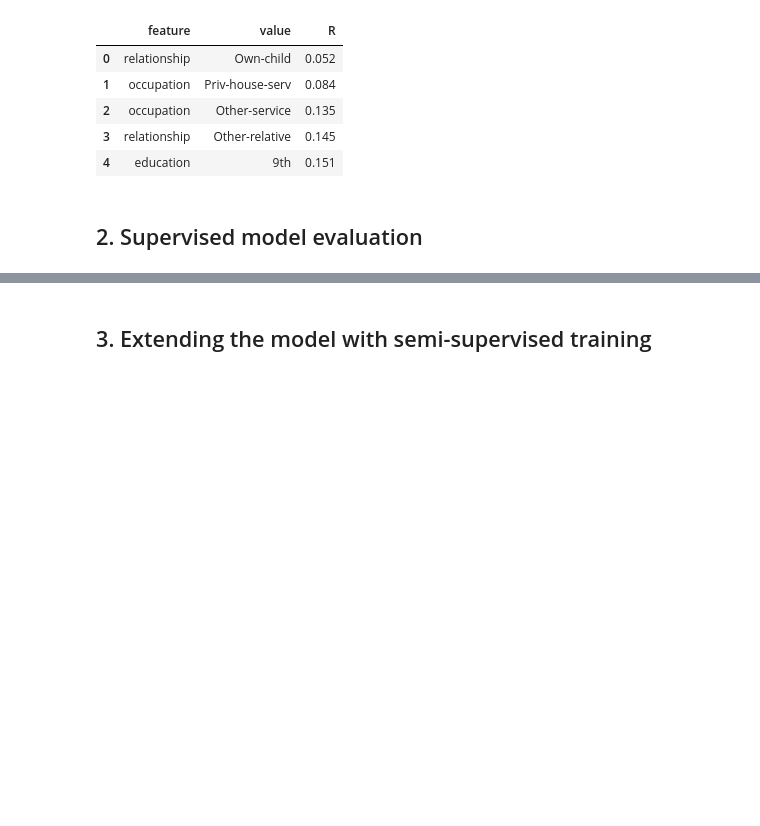
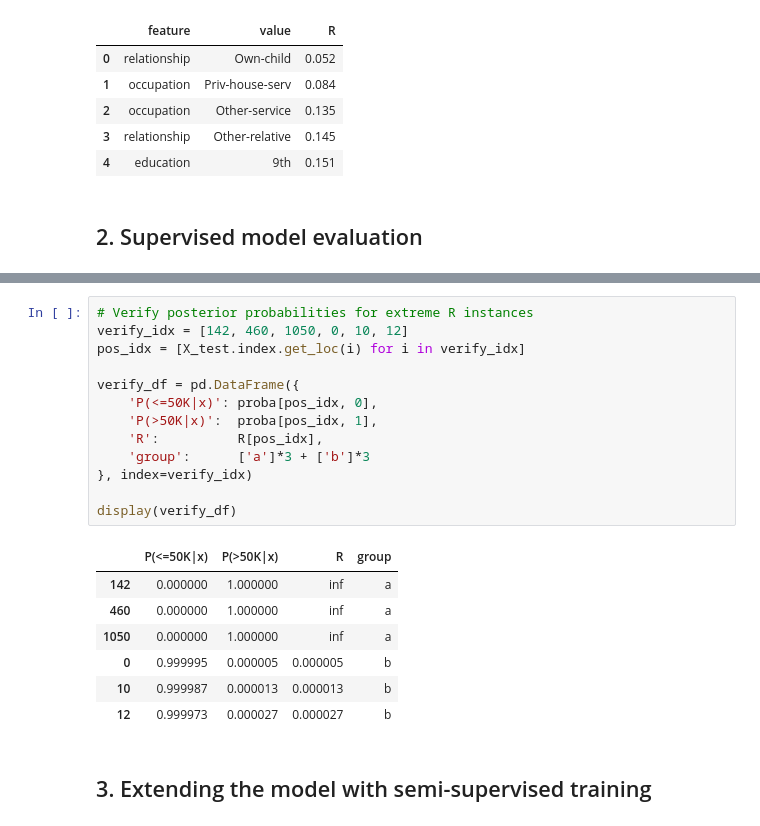
Before and after one commit to naynay-push-force/naive-bayes-classifier, a Jupyter notebook: nb_classif.ipynb, the cells around one changed output, grey strips where cells are left out. Cells and saved outputs as stored; diff of their text form; blank space fills up the shorter version.

```diff
--- a/nb_classif.ipynb
+++ b/nb_classif.ipynb
@@ -306,3 +426,24 @@ Top 5 most predictive of <=50K (lowest R, i.e. strongly predicts low income):
+# %%
+# Verify posterior probabilities for extreme R instances
+verify_idx = [142, 460, 1050, 0, 10, 12]
+pos_idx = [X_test.index.get_loc(i) for i in verify_idx]
+
+verify_df = pd.DataFrame({
+    'P(<=50K|x)': proba[pos_idx, 0],
+    'P(>50K|x)':  proba[pos_idx, 1],
+    'R':          R[pos_idx],
+    'group':      ['a']*3 + ['b']*3
+}, index=verify_idx)
+
+display(verify_df)
+# %% [output]
+|  | P(<=50K|x) | P(>50K|x) | R | group |
+| 142 | 0.000000 | 1.000000 | inf | a |
+| 460 | 0.000000 | 1.000000 | inf | a |
+| 1050 | 0.000000 | 1.000000 | inf | a |
+| 0 | 0.999995 | 0.000005 | 0.000005 | b |
+| 10 | 0.999987 | 0.000013 | 0.000013 | b |
+| 12 | 0.999973 | 0.000027 | 0.000027 | b |
 # %% [markdown]
 ## 3. Extending the model with semi-supervised training
 # %% [markdown]
```
Also changed, not shown: parts of 6 cells of this notebook.
